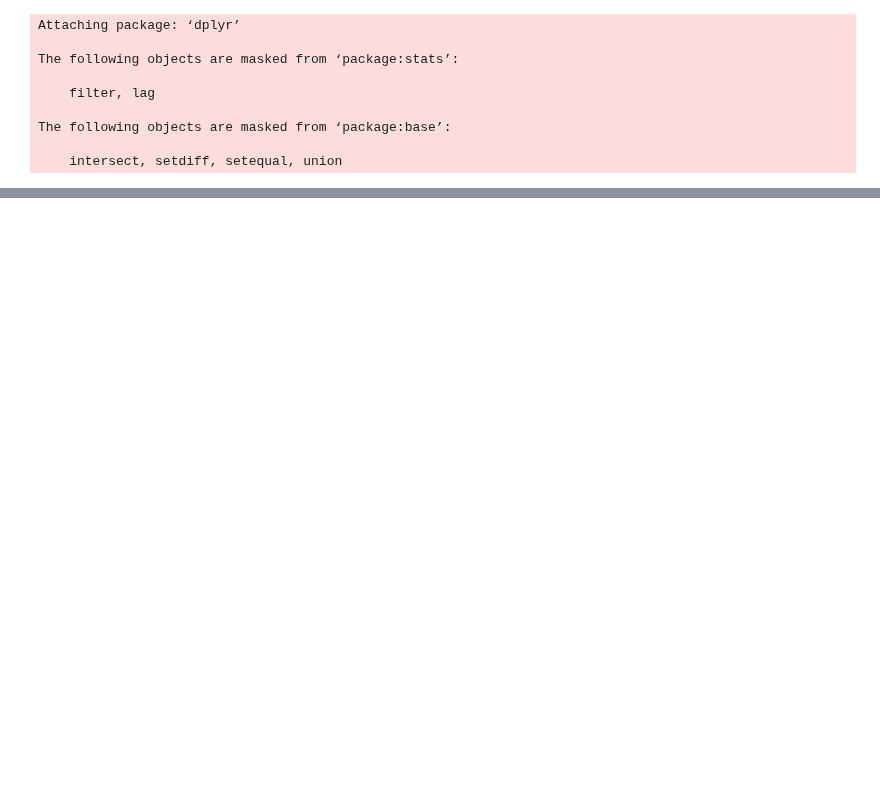
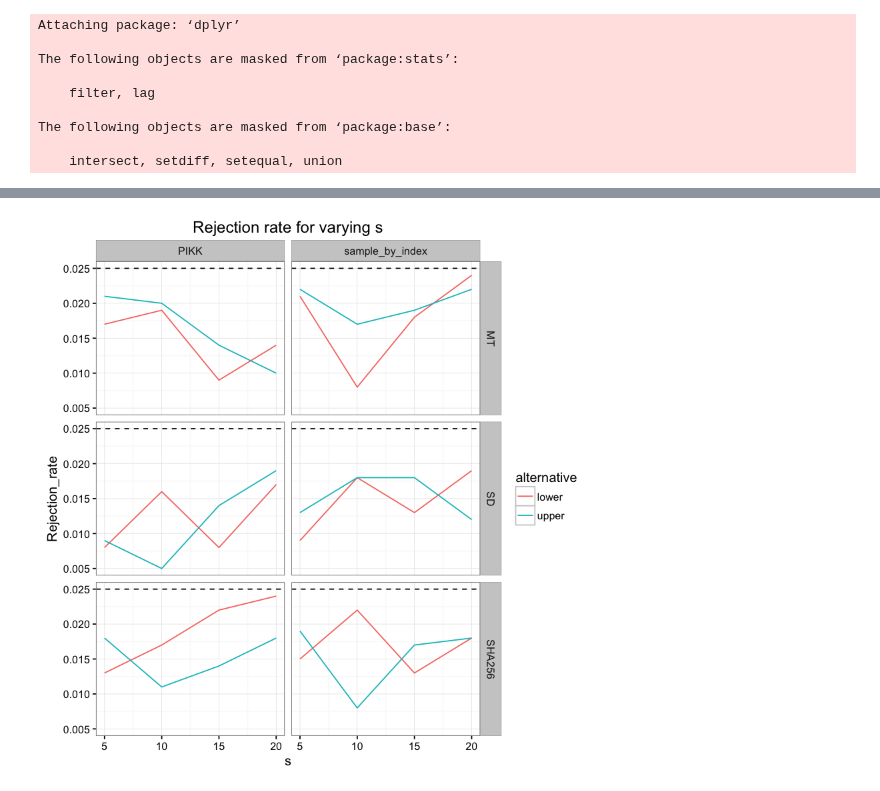
Before and after one commit to kellieotto/prngs-and-permutations, a Jupyter notebook: Code/SPRT/results/multinomial_results.ipynb, the cells around one changed output, grey strips where cells are left out. Saved outputs shown, nothing was run; the diff lists cells and outputs as text; code cells hidden in the pictures; blank space fills up the shorter version.

Commit message:
Multinomial SPRT results for varying s

```diff
--- a/Code/SPRT/results/multinomial_results.ipynb
+++ b/Code/SPRT/results/multinomial_results.ipynb
@@ -84,2 +99,12 @@ res %>% group_by(PRNG, algorithm) %>% summarise("Rejection rate" = mean(decision
+# %%
+res2 <- res %>% group_by(prng, algorithm, s, alternative) %>% summarise("Rejection_rate" = mean(decision == "1"))
+ggplot(res2, aes(x = s, y = Rejection_rate, color = alternative)) +
+    geom_line() +
+    facet_grid(prng~algorithm) +
+    geom_hline(yintercept = 0.025, linetype = "dashed") +
+    ggtitle("Rejection rate for varying s") +
+    theme_bw()
+# %% [output]
+[figure, added]
 # %%
 rejects <- res %>% filter(decision != "None")
```
Also changed, not shown: parts of 8 cells of this notebook.
